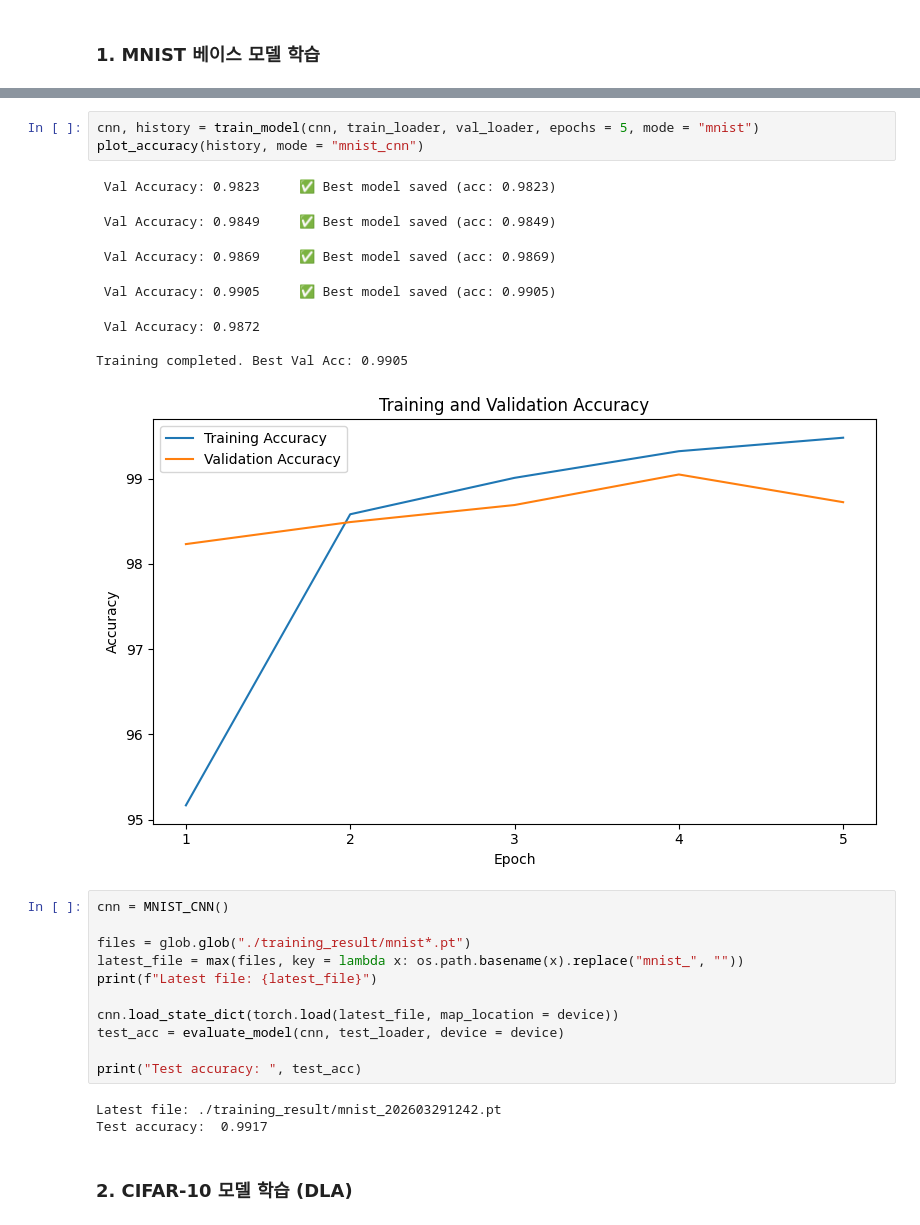
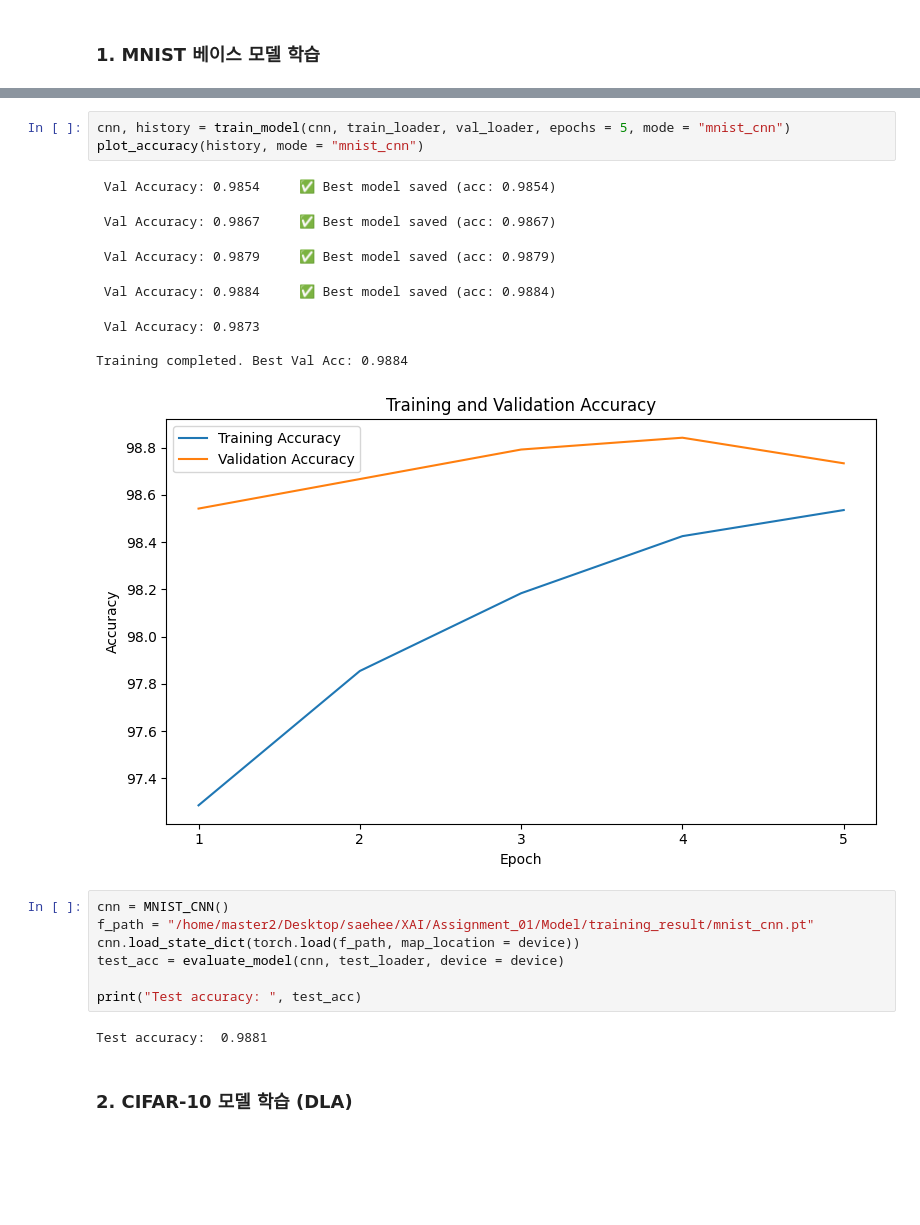
Before and after one commit to SarahPark-DS/XAI, a Jupyter notebook: Assignment_01/Model/train_model.ipynb, the cells around one changed output, grey strips where cells are left out. Cells and saved outputs as stored; diff of their text form; blank space fills up the shorter version.

Commit message:
test results

```diff
--- a/Assignment_01/Model/train_model.ipynb
+++ b/Assignment_01/Model/train_model.ipynb
@@ -53,31 +53,26 @@ MNIST_CNN(
   (fc2): Linear(in_features=128, out_features=10, bias=True)
 )
 # %%
-cnn, history = train_model(cnn, train_loader, val_loader, epochs = 5, mode = "mnist")
+cnn, history = train_model(cnn, train_loader, val_loader, epochs = 5, mode = "mnist_cnn")
 plot_accuracy(history, mode = "mnist_cnn")
 # %% [output]
- Val Accuracy: 0.9823     ✅ Best model saved (acc: 0.9823)
+ Val Accuracy: 0.9854     ✅ Best model saved (acc: 0.9854)
- Val Accuracy: 0.9849     ✅ Best model saved (acc: 0.9849)
+ Val Accuracy: 0.9867     ✅ Best model saved (acc: 0.9867)
- Val Accuracy: 0.9869     ✅ Best model saved (acc: 0.9869)
+ Val Accuracy: 0.9879     ✅ Best model saved (acc: 0.9879)
- Val Accuracy: 0.9905     ✅ Best model saved (acc: 0.9905)
+ Val Accuracy: 0.9884     ✅ Best model saved (acc: 0.9884)
- Val Accuracy: 0.9872
+ Val Accuracy: 0.9873
 
-Training completed. Best Val Acc: 0.9905
+Training completed. Best Val Acc: 0.9884
-[figure, old version]
+[figure, new version]
 # %%
 cnn = MNIST_CNN()
-
-files = glob.glob("./training_result/mnist*.pt")
-latest_file = max(files, key = lambda x: os.path.basename(x).replace("mnist_", ""))
-print(f"Latest file: {latest_file}")
-
-cnn.load_state_dict(torch.load(latest_file, map_location = device))
+f_path = "/home/master2/Desktop/saehee/XAI/Assignment_01/Model/training_result/mnist_cnn.pt"
+cnn.load_state_dict(torch.load(f_path, map_location = device))
 test_acc = evaluate_model(cnn, test_loader, device = device)
 
 print("Test accuracy: ", test_acc)
 # %% [output]
-Latest file: ./training_result/mnist_202603291242.pt
-Test accuracy:  0.9917
+Test accuracy:  0.9881
 # %% [markdown]
 ### 2. CIFAR-10 모델 학습 (DLA)
 # %%
```
Also changed, not shown: parts of 4 cells of this notebook, 22 other files.
